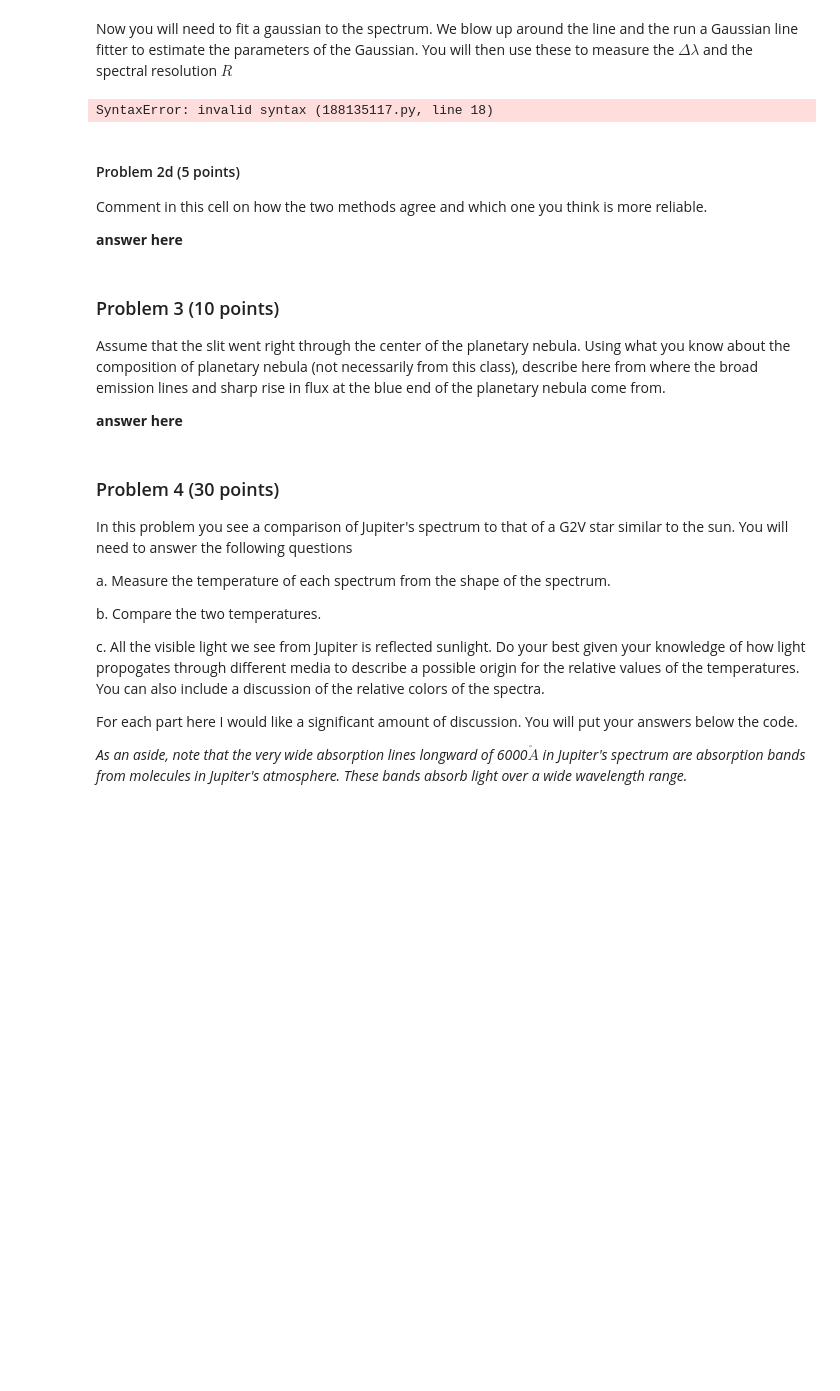
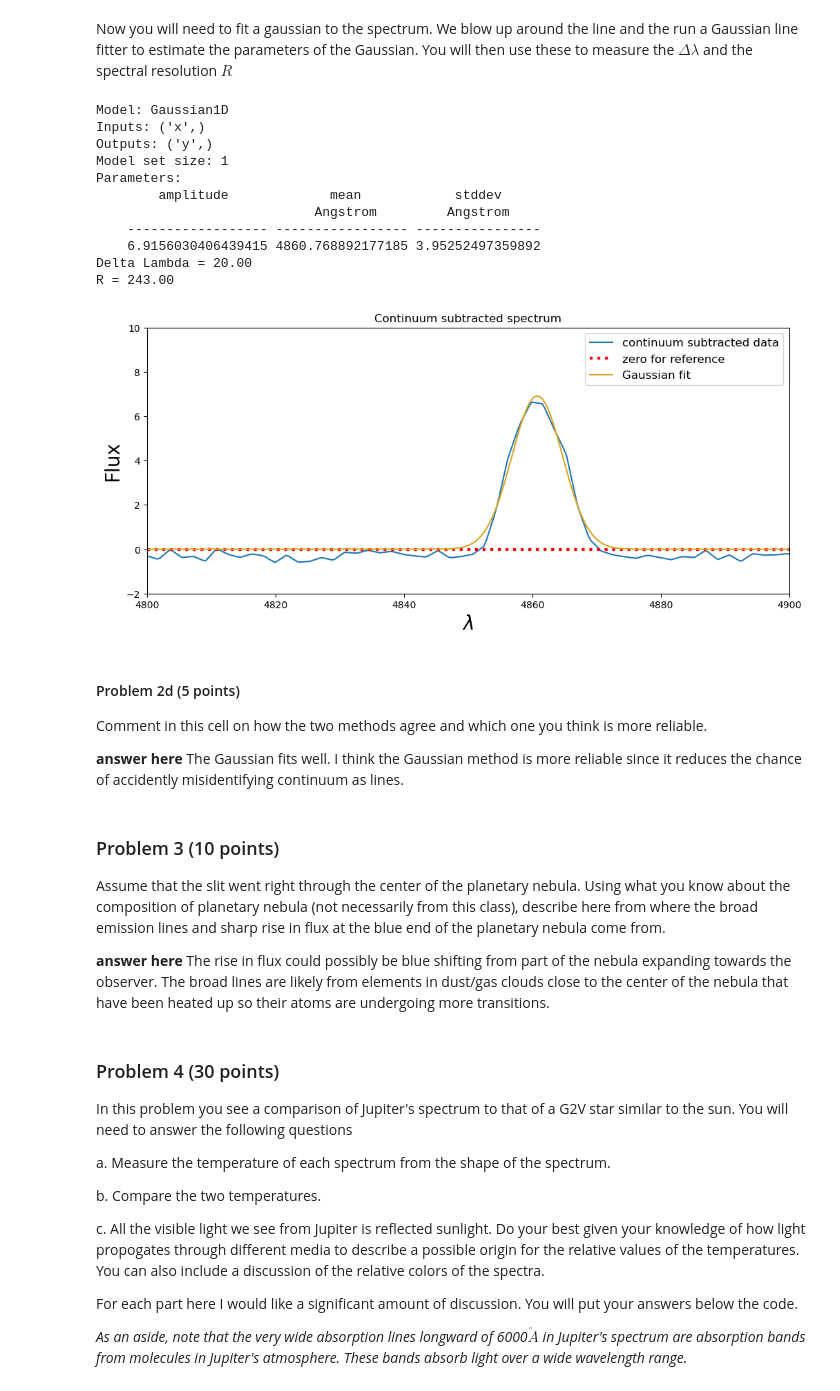
Before and after one commit to EvanBarkus/Analysis_real_spectra_student, a Jupyter notebook: analysis_real_spectra.student.ipynb, the cells around one changed output. Saved outputs shown, nothing was run; the diff lists cells and outputs as text; code cells hidden in the pictures; blank space fills up the shorter version.

```diff
--- a/analysis_real_spectra.student.ipynb
+++ b/analysis_real_spectra.student.ipynb
@@ -338,47 +340,58 @@ spectrum = Spectrum1D(flux=contsubspec, spectral_axis=specm57.wavelength)
 #**********************
 #you need to supply the initial guesses for the amplitude, mean, and stddev
 #we are assuming thast the flux is unitless because the spectrum isn't calibrated.
-g_init = models.Gaussian1D(amplitude=, mean= , stddev= )
+g_init = models.Gaussian1D(amplitude=6.7, mean=4860 , stddev=4 )
 
 #fit the line using the initial guesses
 g_fit = fit_lines(spectrum, g_init,get_fit_info=True)
 #determine the model flux
 y_fit = g_fit(specm57.wavelength)
 #plot model flux
 ax.plot(specm57.wavelength,y_fit,color='goldenrod',label='Gaussian fit')
 ax.legend(fontsize=12)
 
 #print all the paramters
 print(g_fit)
 
 #assign the standard deviation to a variable
 params = g_fit.param_sets
 amp = params[0][0]
 mean = params[1][0]
 stddev = params[2][0]
 
 #*********************
 #Your code here
 #you will need to use the fitted parameters to determine the Delta lambda and the spectral resolution
 # (remove for students) I compute this using the relation between a Gaussian sigma and the FWHM
-deltalam =
+deltalam = 20
 print('Delta Lambda = %5.2f' % deltalam)
 
 #calculate the spectral resolution
-specres =
+specres = 4860/20
 print('R = %6.2f' % specres)
 # %% [output]
-SyntaxError: invalid syntax (188135117.py, line 18)
+Model: Gaussian1D
+Inputs: ('x',)
+Outputs: ('y',)
+Model set size: 1
+Parameters:
+        amplitude             mean            stddev
+                            Angstrom         Angstrom
+    ------------------ ----------------- ----------------
+    6.9156030406439415 4860.768892177185 3.95252497359892
+Delta Lambda = 20.00
+R = 243.00
+[figure, added]
 # %% [markdown]
 #### Problem 2d (5 points)
 Comment in this cell on how the two methods agree and which one you think is more reliable.
 
-**answer here**
+**answer here** The Gaussian fits well. I think the Gaussian method is more reliable since it reduces the chance of accidently misidentifying continuum as lines.
 # %% [markdown]
 ### Problem 3 (10 points)
 Assume that the slit went right through the center of the planetary nebula.  Using what you know about the composition of planetary nebula (not necessarily from this class), describe here from where the broad emission lines and sharp rise in flux at the blue end of the planetary nebula come from.
 
-**answer here**
+**answer here** The rise in flux could possibly be blue shifting from part of the nebula expanding towards the observer. The broad lines are likely from elements in dust/gas clouds close to the center of the nebula that have been heated up so their atoms are undergoing more transitions.
 # %% [markdown]
 ### Problem 4 (30 points)
 
```
Also changed, not shown: parts of 5 cells of this notebook.
